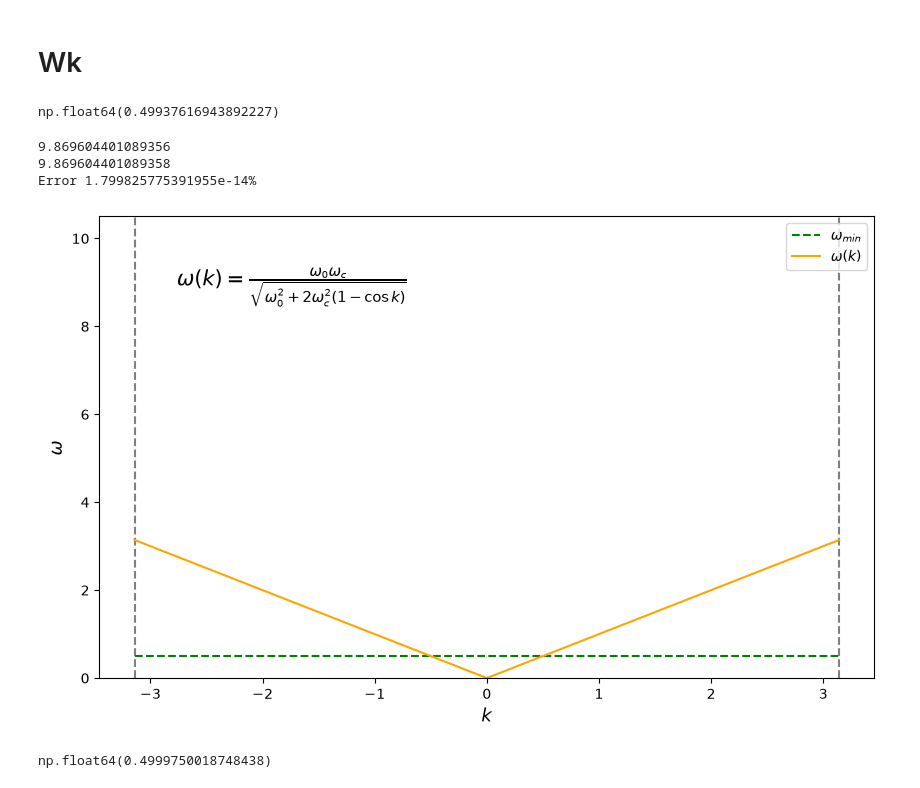
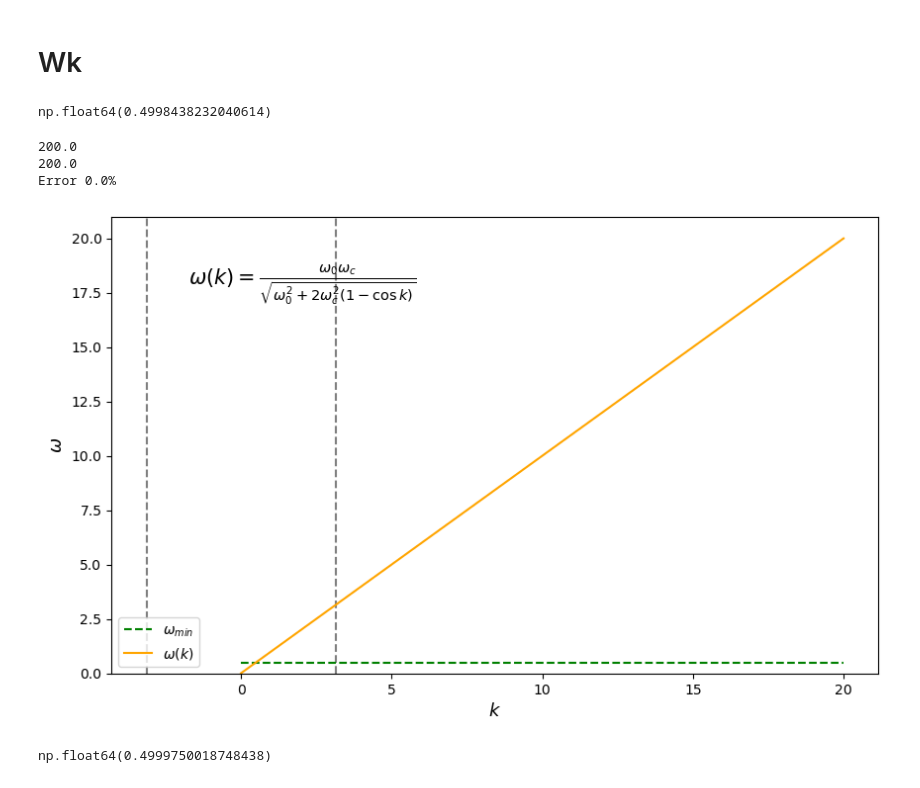
Before and after one commit to IvanHuarte/MPS, a Jupyter notebook: CarlosMPS.ipynb, the cells around one changed output. Saved outputs shown, nothing was run; the diff lists cells and outputs as text; code cells hidden in the pictures.

```diff
--- a/CarlosMPS.ipynb
+++ b/CarlosMPS.ipynb
@@ -194,42 +194,49 @@ NameError: name 'plt' is not defined
 # wc = SB_params["wc"]
 Nk = 101
 
-k_list = np.linspace(-np.pi, np.pi, Nk)
 w0 = 1.0
-wc = 10
+wc = 20
+k_list = np.linspace(0, wc, Nk)
+delta = 1.0
 # wk = w0 * wc / np.sqrt(w0**2 + 2 * wc**2 * (1 - np.cos(k_list)))
-wk = np.abs(k_list)
+
+dk = wc / Nk
+k = np.linspace(0, wc, Nk)
+wk = abs(k)
+gk = np.sqrt(alpha * delta * dk / 2) * np.sqrt(wk)
+
 w_min = w0 * wc / np.sqrt(w0**2 + 4 * wc**2)
 w_min
 # %% [output]
-np.float64(0.49937616943892227)
+np.float64(0.4998438232040614)
 # %%
 fig, ax = plt.subplots(figsize=[10, 6])
 ax.set_ylim(-0.01, wc + wc/20)
 ax.set_xlabel(r"$k$", fontsize=13)
 ax.set_ylabel(r"$\omega$", fontsize=13)
 ax.vlines(-np.pi, 0, wc + wc/20, color = "grey", ls = "--")
 ax.vlines(np.pi, 0, wc + wc/20, color = "grey", ls = "--")
 ax.hlines(w_min, k_list[0], k_list[-1], color = "green", ls = "--", label = r"$\omega_{min}$")
 ax.plot(k_list, wk, color = "orange", label=r"$\omega(k)$")
 ax.text(0.1, 0.85, r"$\omega(k)=\frac{\omega_0 \omega_c}{\sqrt{\omega_0^2 + 2\omega_c^2 (1-\cos{k})}}$", transform=ax.transAxes, fontsize=15)
 ax.legend()
 
 area_aprox = np.trapezoid(wk, k_list)
-k_good = np.linspace(-np.pi, np.pi, 100000000)
+k_good = np.linspace(0, wc, 100000000)
 # wk_good = w0 * wc / np.sqrt(w0**2 + 2 * wc**2 * (1 - np.cos(k_good)))
 wk_good = np.abs(k_good)
+
 
 area_good = np.trapezoid(wk_good, k_good)
 
 print(area_aprox)
 print(area_good)
 print(f"Error {100 * np.abs(area_aprox - area_good)/ area_good}%")
 # %% [output]
-9.869604401089356
-9.869604401089358
-Error 1.799825775391955e-14%
+200.0
+200.0
+Error 0.0%
-[figure, old version]
+[figure, new version]
 # %%
 # Tabla Nk <---> wc de forma que el error en area <= 0.1 %
 
```
Also changed, not shown: parts of 3 cells of this notebook, 18 other files.
